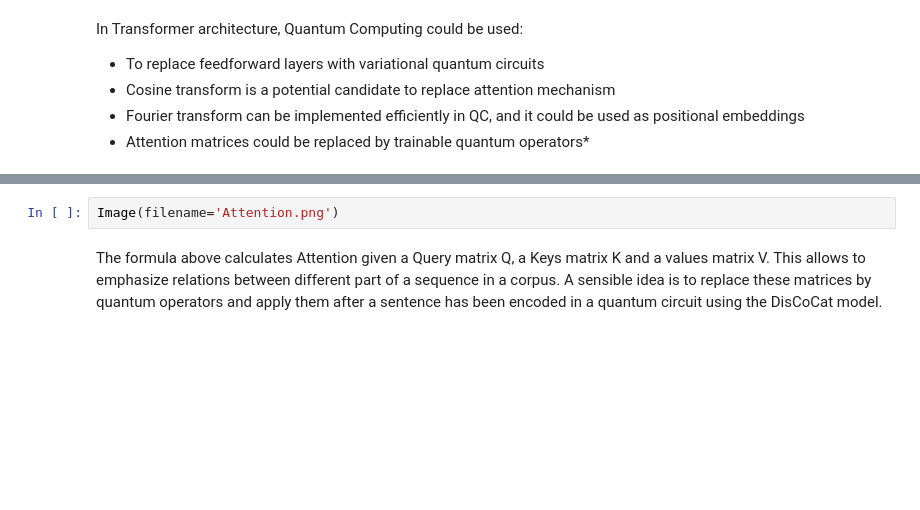
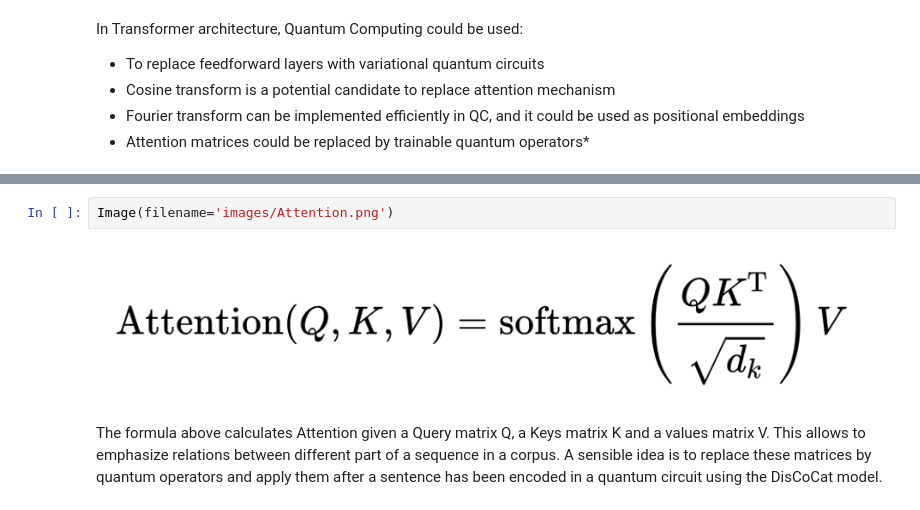
Before and after one commit to NEASQC/WP6_QNLP, a Jupyter notebook: neasqc_wp61/models/quantum/alpha/Dressed_QNLP_demo.ipynb, the cells around one changed output, grey strips where cells are left out. Drawn from its saved outputs; the diff is of its cells as text; blank space fills up the shorter version.

```diff
--- a/neasqc_wp61/models/quantum/alpha/Dressed_QNLP_demo.ipynb
+++ b/neasqc_wp61/models/quantum/alpha/Dressed_QNLP_demo.ipynb
@@ -681,4 +685,6 @@ Image(filename='Transformer.png')
 # %%
-Image(filename='Attention.png')
+Image(filename='images/Attention.png')
+# %% [output]
+[figure, added]
 # %% [markdown]
 The formula above calculates Attention given a Query matrix Q, a Keys matrix K and a values matrix V. This allows to emphasize relations between different part of a sequence in a corpus. A sensible idea is to replace these matrices by quantum operators and apply them after a sentence has been encoded in a quantum circuit using the DisCoCat model.
```
Also changed, not shown: parts of 2 cells of this notebook, 1 other file.
